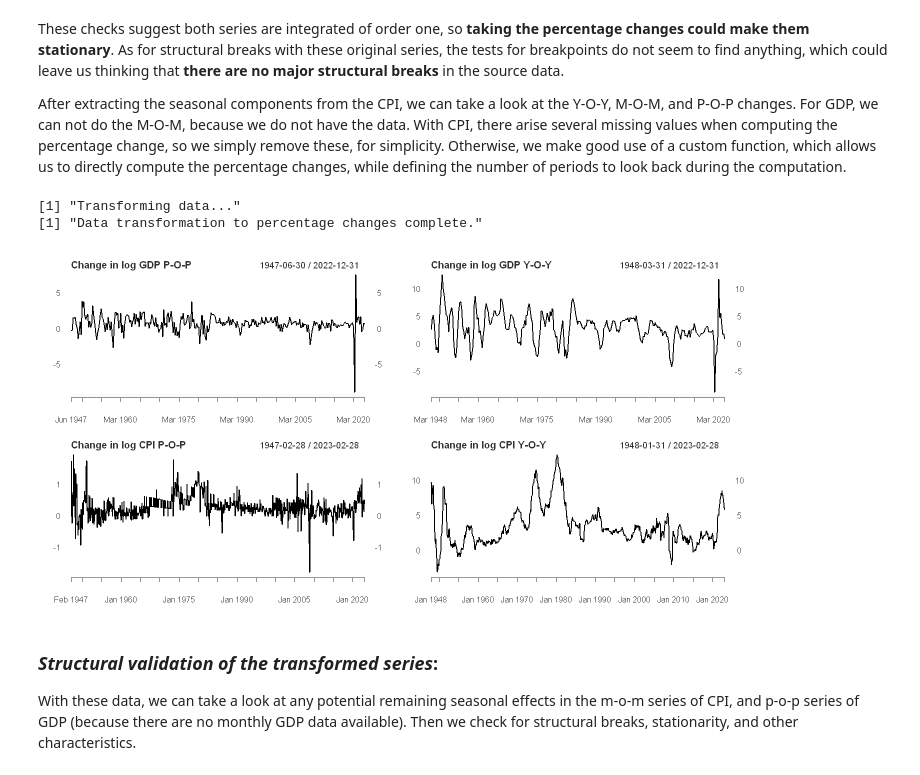
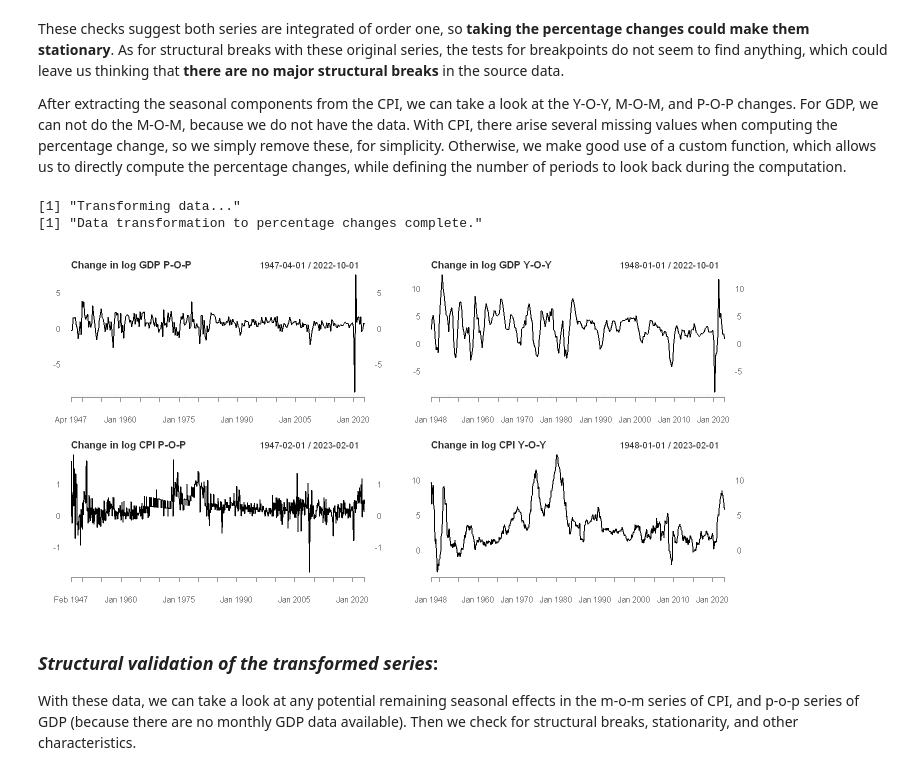
Before and after one commit to PetrCala/macro_tools_term_paper, a Jupyter notebook: code/cala_termpaper_main.ipynb, the cells around one changed output. Drawn from its saved outputs; the diff is of its cells as text; code cells hidden in the pictures.

```diff
--- a/code/cala_termpaper_main.ipynb
+++ b/code/cala_termpaper_main.ipynb
@@ -141,30 +157,34 @@ After extracting the seasonal components from the CPI, we can take a look at the
 # %%
 ### 3.
 print('Transforming data...')
 
-## Period-over-period percentage changes
+## First of the period
+gdp_log <- ts_first_of_period(gdp_log)
+cpi_log <- ts_first_of_period(cpi_log)
+
+# Period-over-period percentage changes
 gdp_pop_change <- na.omit(100*diff(gdp_log, 1))
 cpi_pop_change <- na.omit(100*diff(cpi_log, 1))
 
-# ## Calculate month-to-month changes
+## Calculate month-to-month changes
 # Redundant - impossible for GDP due to lack of data, and already in that form for cpi
 
-# ## Year-over-year percentage changes
+## Year-over-year percentage changes
 gdp_yoy_change <- na.omit(100*diff(gdp_log, 4))
 cpi_yoy_change <- na.omit(100*diff(cpi_log, 12))
 
 
 print('Data transformation to percentage changes complete.')
 
 par(mfrow=c(2,2))
 plot.xts(gdp_pop_change, main="Change in log GDP P-O-P", grid.col=NA, yaxis.left=TRUE)
 plot.xts(gdp_yoy_change, main="Change in log GDP Y-O-Y", grid.col=NA, yaxis.left=TRUE)
 plot.xts(cpi_pop_change, main="Change in log CPI P-O-P", grid.col=NA, yaxis.left=TRUE)
 plot.xts(cpi_yoy_change, main="Change in log CPI Y-O-Y", grid.col=NA, yaxis.left=TRUE)
 # %% [output]
 [1] "Transforming data..."
 [1] "Data transformation to percentage changes complete."
-[figure, old version]
+[figure, new version]
 # %% [markdown]
 ### *Structural validation of the transformed series*:
 
```
Also changed, not shown: parts of 13 cells of this notebook, 6 other files.
